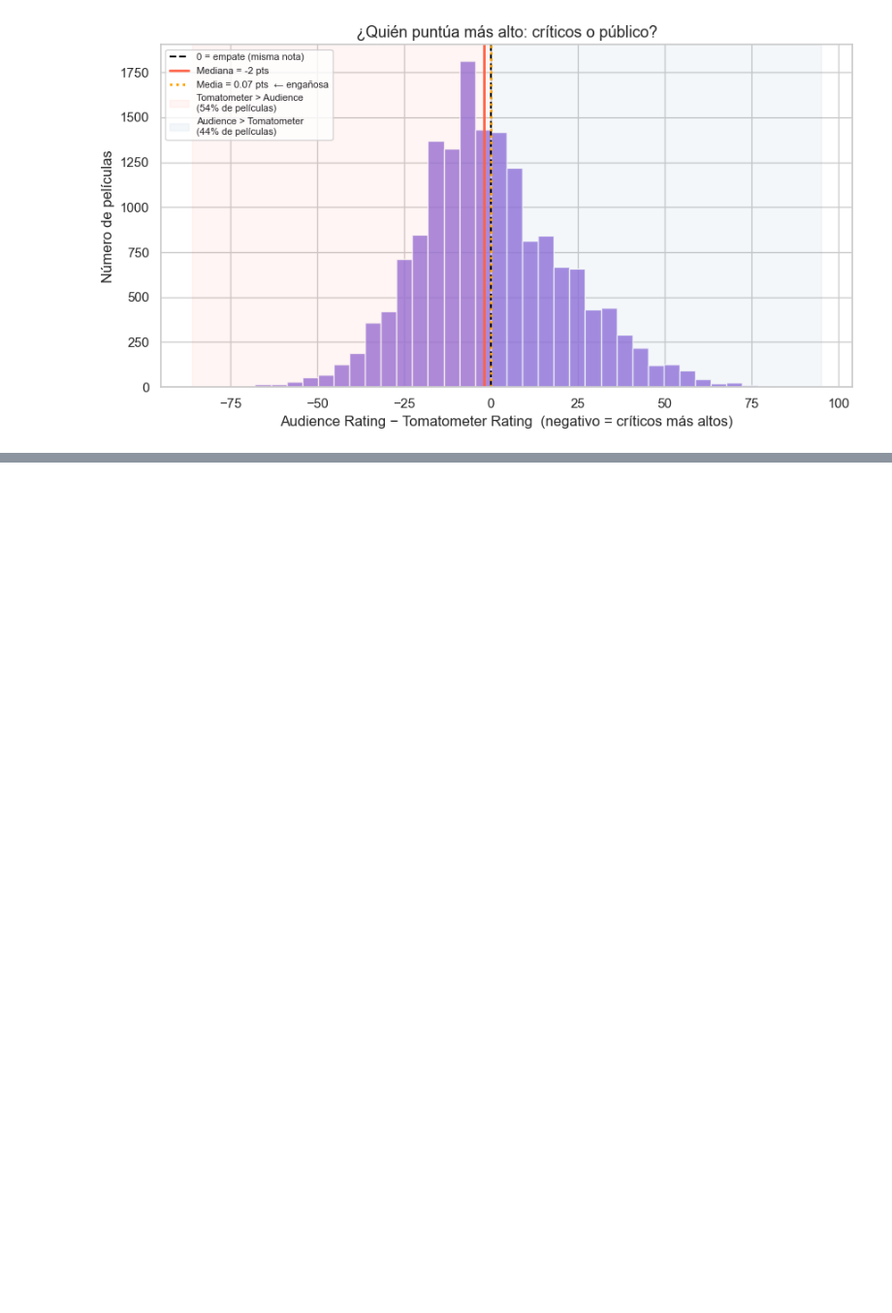
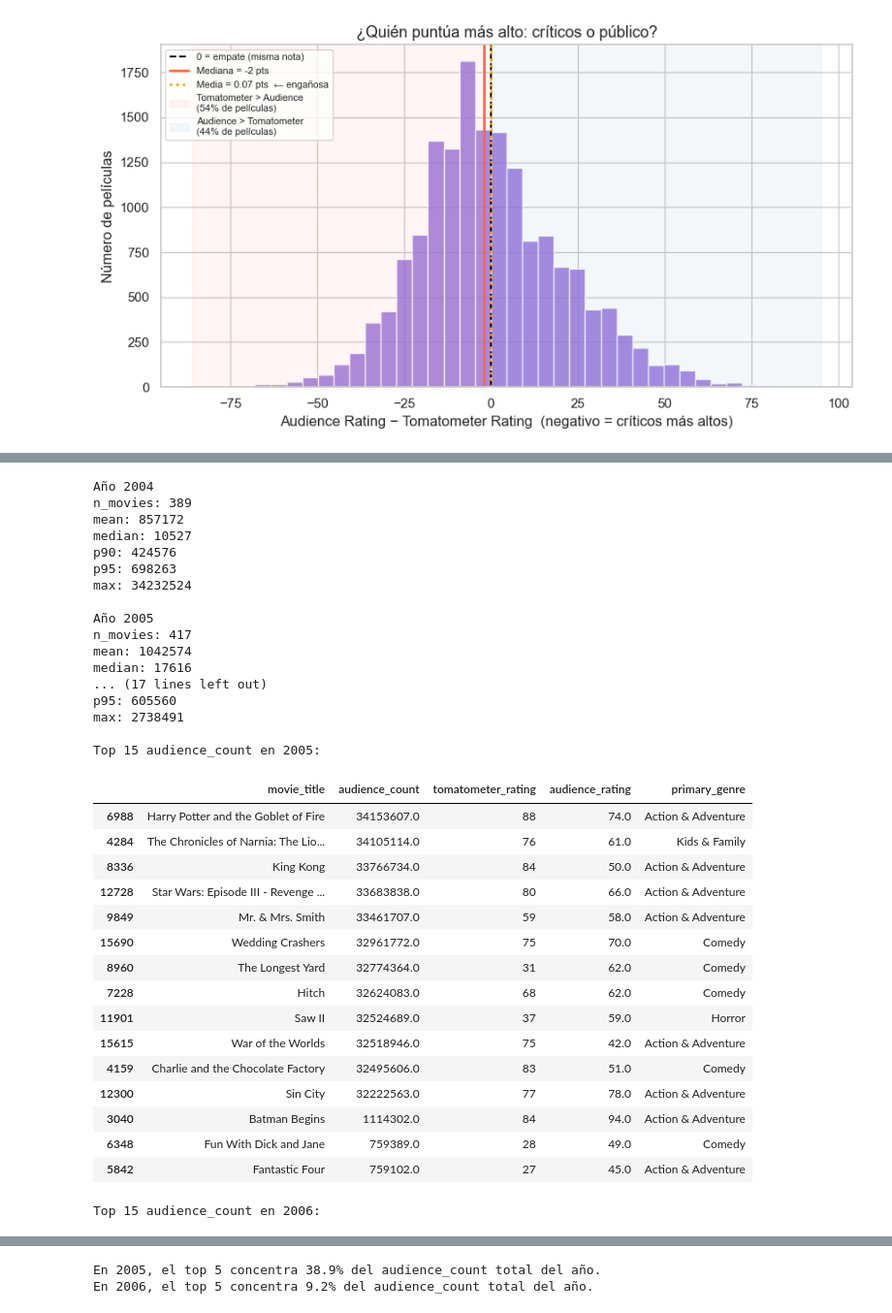
Before and after one commit to alvaromedinaro-png/Rotten-tomatoes-movies-data-analisis, a Jupyter notebook: notebooks/eda.ipynb, the cells around one changed output, grey strips where cells are left out. Shown at 97% size. Saved outputs shown, nothing was run; the diff lists cells and outputs as text; code cells hidden in the pictures; blank space fills up the shorter version.

```diff
--- a/notebooks/eda.ipynb
+++ b/notebooks/eda.ipynb
@@ -999,0 +1035,67 @@ los críticos les dieron una nota más alta que el público.
+# %%
+# Diagnóstico del pico 2005-2006 en mean_audience_count
+_year_check = df_feat.dropna(subset=['theater_year', 'audience_count']).copy()
+_year_check['theater_year'] = _year_check['theater_year'].astype(int)
+
+for y in [2004, 2005, 2006, 2007]:
+    s = _year_check.loc[_year_check['theater_year'] == y, 'audience_count']
+    if len(s) == 0:
+        continue
+    print(f"\nAño {y}")
+    print(f"n_movies: {len(s)}")
+    print(f"mean: {s.mean():.0f}")
+    print(f"median: {s.median():.0f}")
+    print(f"p90: {s.quantile(0.90):.0f}")
+    print(f"p95: {s.quantile(0.95):.0f}")
+    print(f"max: {s.max():.0f}")
+
+for y in [2005, 2006]:
+    top = (
+        _year_check[_year_check['theater_year'] == y]
+        .sort_values('audience_count', ascending=False)
+        [['movie_title', 'audience_count', 'tomatometer_rating', 'audience_rating', 'primary_genre']]
+        .head(15)
+    )
+    print(f"\nTop 15 audience_count en {y}:")
+    display(top)
+
+# Cuánto pesa el top 5 en la media anual
+for y in [2005, 2006]:
+    s = _year_check.loc[_year_check['theater_year'] == y, 'audience_count'].sort_values(ascending=False)
+    top5_share = s.head(5).sum() / s.sum() * 100
+    print(f"En {y}, el top 5 concentra {top5_share:.1f}% del audience_count total del año.")
+# %% [output]
+Año 2004
+n_movies: 389
+mean: 857172
+median: 10527
+p90: 424576
+p95: 698263
+max: 34232524
+
+Año 2005
+n_movies: 417
+mean: 1042574
+median: 17616
+... (17 lines left out)
+p95: 605560
+max: 2738491
+
+Top 15 audience_count en 2005:
+|  | movie_title | audience_count | tomatometer_rating | audience_rating | primary_genre |
+| 6988 | Harry Potter and the Goblet of Fire | 34153607.0 | 88 | 74.0 | Action & Adventure |
+| 4284 | The Chronicles of Narnia: The Lio... | 34105114.0 | 76 | 61.0 | Kids & Family |
+| 8336 | King Kong | 33766734.0 | 84 | 50.0 | Action & Adventure |
+| 12728 | Star Wars: Episode III - Revenge ... | 33683838.0 | 80 | 66.0 | Action & Adventure |
+| 9849 | Mr. & Mrs. Smith | 33461707.0 | 59 | 58.0 | Action & Adventure |
+| 15690 | Wedding Crashers | 32961772.0 | 75 | 70.0 | Comedy |
+| 8960 | The Longest Yard | 32774364.0 | 31 | 62.0 | Comedy |
+| 7228 | Hitch | 32624083.0 | 68 | 62.0 | Comedy |
+| 11901 | Saw II | 32524689.0 | 37 | 59.0 | Horror |
+| 15615 | War of the Worlds | 32518946.0 | 75 | 42.0 | Action & Adventure |
+| 4159 | Charlie and the Chocolate Factory | 32495606.0 | 83 | 51.0 | Comedy |
+| 12300 | Sin City | 32222563.0 | 77 | 78.0 | Action & Adventure |
+| 3040 | Batman Begins | 1114302.0 | 84 | 94.0 | Action & Adventure |
+| 6348 | Fun With Dick and Jane | 759389.0 | 28 | 49.0 | Comedy |
+| 5842 | Fantastic Four | 759102.0 | 27 | 45.0 | Action & Adventure |
+Top 15 audience_count en 2006:
@@ -999,0 +1118,2 @@ los críticos les dieron una nota más alta que el público.
+En 2005, el top 5 concentra 38.9% del audience_count total del año.
+En 2006, el top 5 concentra 9.2% del audience_count total del año.
```
Also changed, not shown: parts of 11 cells of this notebook, 2 other files.
